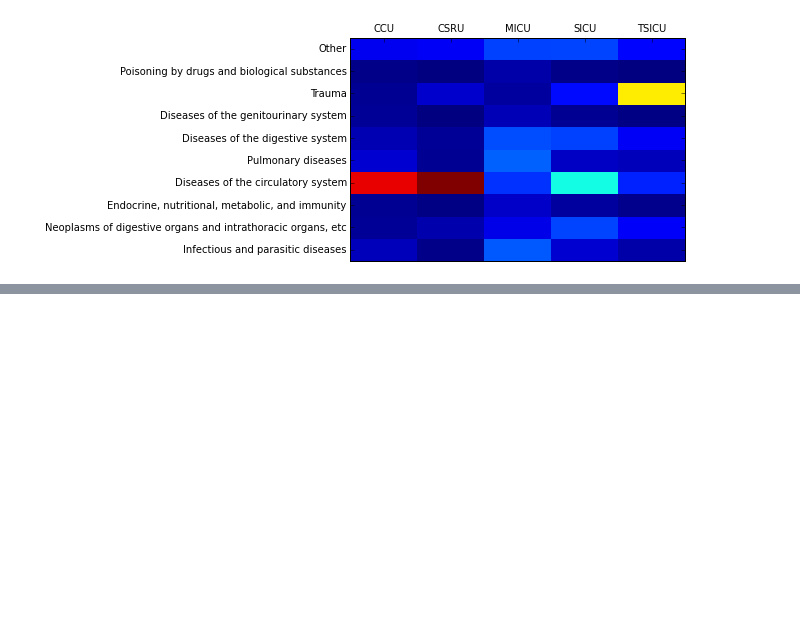
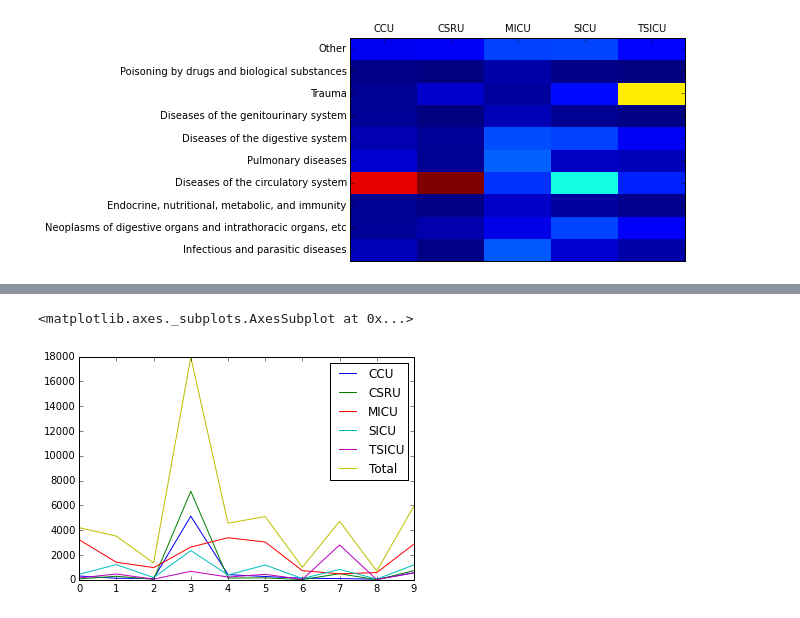
Before and after one commit to MIT-LCP/mimic-iii-paper, a Jupyter notebook: MIMIC-paper-tables.ipynb, the cells around one changed output, grey strips where cells are left out. Drawn from its saved outputs; the diff is of its cells as text; code cells hidden in the pictures; blank space fills up the shorter version.

```diff
--- a/MIMIC-paper-tables.ipynb
+++ b/MIMIC-paper-tables.ipynb
@@ -609,0 +491,5 @@ plt.show()
+# %%
+df_num.plot()
+# %% [output]
+<matplotlib.axes._subplots.AxesSubplot at 0x...>
+[figure, added]
```
Also changed, not shown: parts of 10 cells of this notebook.
